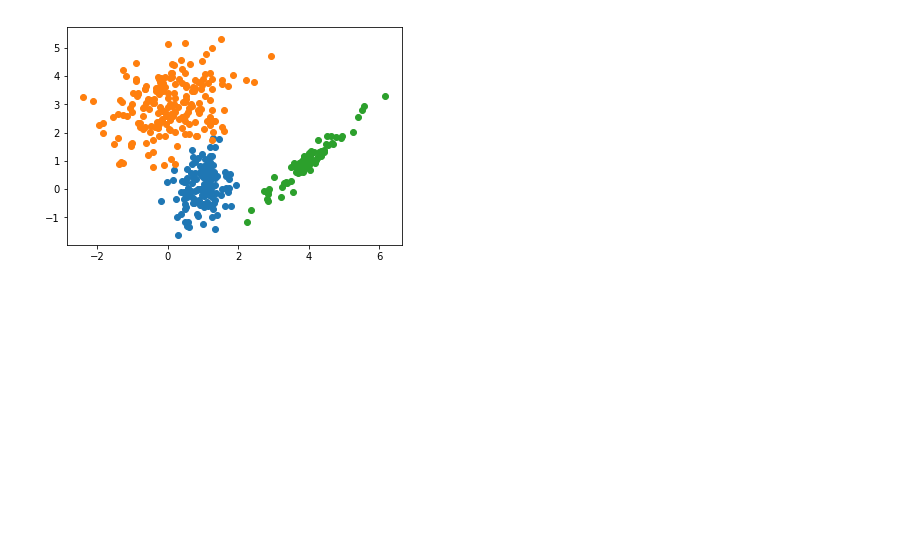
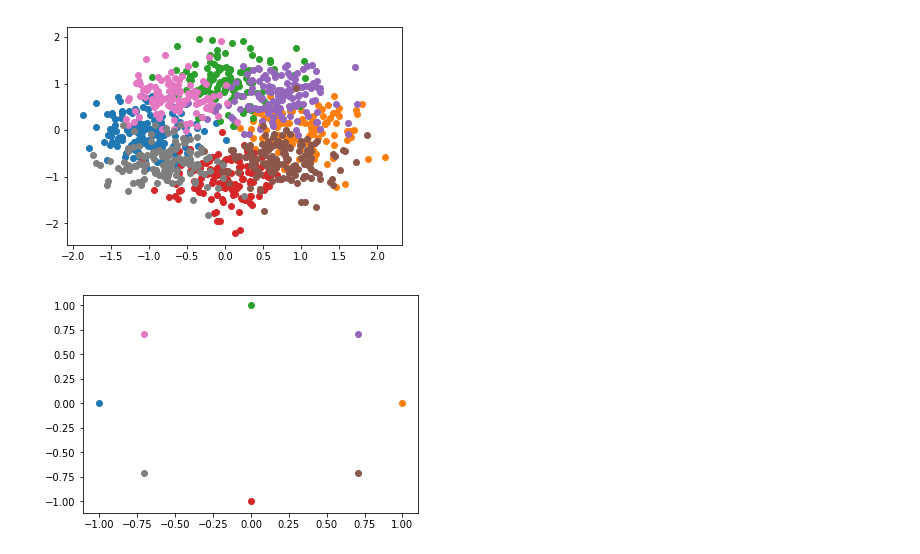
Before and after one commit to udion/gmmGAN, a Jupyter notebook: gmmGen.ipynb, the cells around one changed output. Saved outputs shown, nothing was run; the diff lists cells and outputs as text; code cells hidden in the pictures; blank space fills up the shorter version.

```diff
--- a/gmmGen.ipynb
+++ b/gmmGen.ipynb
@@ -43,0 +36,20 @@ g = GMMsampler(400,3,weights=[0.3, 0.5, 0.2], mu=[m1, m2, m3], sig=[sig1, sig2,
+# %%
+m1 = np.array([-1, 0])
+m2 = np.array([1, 0])
+m3 = np.array([0, 1])
+m4 = np.array([0, -1])
+m5 = np.array([1/np.sqrt(2), 1/np.sqrt(2)])
+m6 = np.array([1/np.sqrt(2), -1/np.sqrt(2)])
+m7 = np.array([-1/np.sqrt(2), 1/np.sqrt(2)])
+m8 = np.array([-1/np.sqrt(2), -1/np.sqrt(2)])
+
+sig1 = np.eye(2)*0.1414
+sig2 = np.eye(2)*0.1414
+sig3 = np.eye(2)*0.1414
+sig4 = np.eye(2)*0.1414
+sig5 = np.eye(2)*0.1414
+sig6 = np.eye(2)*0.1414
+sig7 = np.eye(2)*0.1414
+sig8 = np.eye(2)*0.1414
+
+g = GMMsampler(1000,8,weights=[0.130, 0.128, 0.122, 0.120, 0.121, 0.129, 0.123, 0.127], mu=[m1, m2, m3, m4, m5, m6, m7, m8], sig=[sig1, sig2, sig3, sig4, sig5, sig6, sig7, sig8])
@@ -66,8 +83,26 @@ array([-0.27728597,  0.39848606,  0.52210547,  0.02192753,  0.56756448,
-# %%
-#plt.scatter(g.data[:,0],g.data[:,1])
-plt.scatter(g.datacid[0][:,0], g.datacid[0][:,1])
-plt.scatter(g.datacid[1][:,0], g.datacid[1][:,1])
-plt.scatter(g.datacid[2][:,0], g.datacid[2][:,1])
-plt.show()
-# %% [output]
-[figure, removed]
+# %%
+#plt.scatter(g.data[:,0],g.data[:,1])
+plt.figure()
+plt.scatter(g.datacid[0][:,0], g.datacid[0][:,1])
+plt.scatter(g.datacid[1][:,0], g.datacid[1][:,1])
+plt.scatter(g.datacid[2][:,0], g.datacid[2][:,1])
+plt.scatter(g.datacid[3][:,0], g.datacid[3][:,1])
+plt.scatter(g.datacid[4][:,0], g.datacid[4][:,1])
+plt.scatter(g.datacid[5][:,0], g.datacid[5][:,1])
+plt.scatter(g.datacid[6][:,0], g.datacid[6][:,1])
+plt.scatter(g.datacid[7][:,0], g.datacid[7][:,1])
+plt.show()
+
+plt.figure()
+plt.scatter(m1[0],m1[1])
+plt.scatter(m2[0],m2[1])
+plt.scatter(m3[0],m3[1])
+plt.scatter(m4[0],m4[1])
+plt.scatter(m5[0],m5[1])
+plt.scatter(m6[0],m6[1])
+plt.scatter(m7[0],m7[1])
+plt.scatter(m8[0],m8[1])
+plt.show()
+# %% [output]
+[figure, added]
+[figure, added]
```
Also changed, not shown: parts of 3 cells of this notebook.
